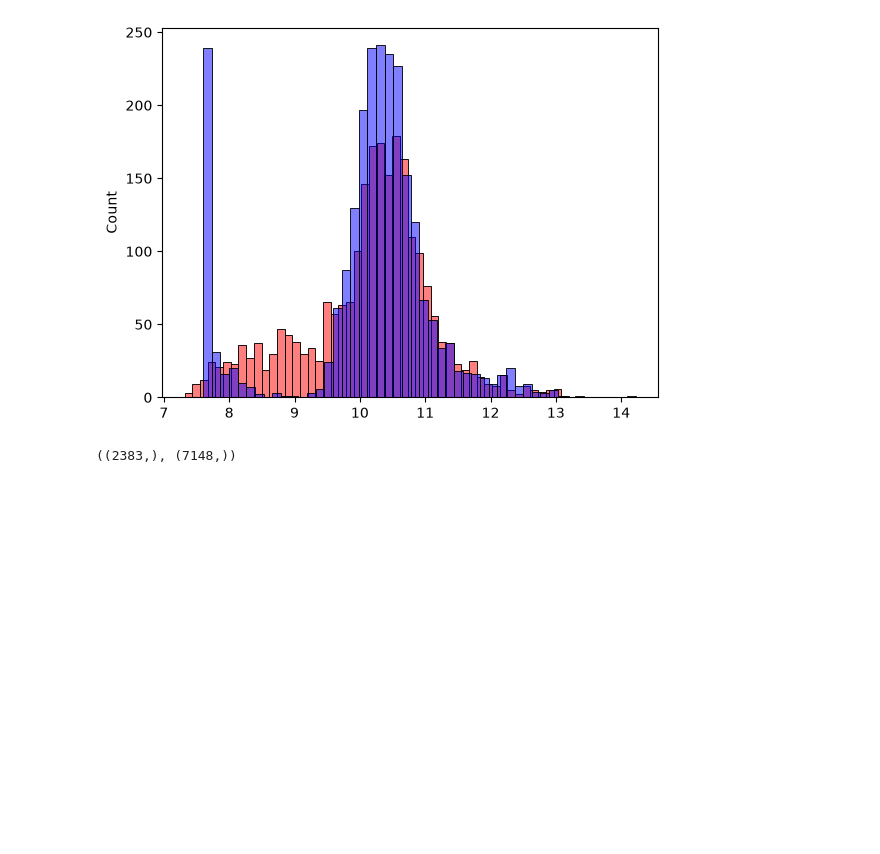
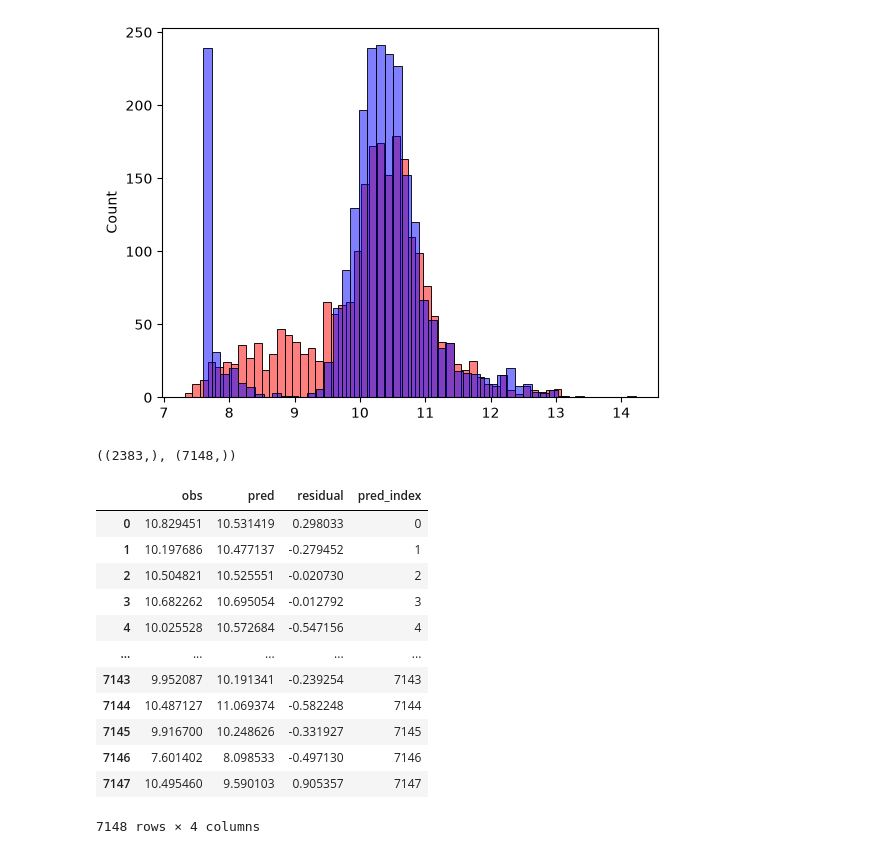
Before and after one commit to dangerpouse/zoomcamp---Machine-Learning, a Jupyter notebook: 02 - Regression/Full run using sklearn.ipynb, the cells around one changed output. Drawn from its saved outputs; the diff is of its cells as text; code cells hidden in the pictures; blank space fills up the shorter version.

```diff
--- a/02 - Regression/Full run using sklearn.ipynb
+++ b/02 - Regression/Full run using sklearn.ipynb
@@ -355,0 +362,18 @@ y_train.shape, y_val.shape
+# %%
+df_res.reset_index(drop=False)
+df_res
+#sns.scatterplot(data=df_res[['residual','pred_index']],y='pred_index')
+# %% [output]
+|  | obs | pred | residual | pred_index |
+| 0 | 10.829451 | 10.531419 | 0.298033 | 0 |
+| 1 | 10.197686 | 10.477137 | -0.279452 | 1 |
+| 2 | 10.504821 | 10.525551 | -0.020730 | 2 |
+| 3 | 10.682262 | 10.695054 | -0.012792 | 3 |
+| 4 | 10.025528 | 10.572684 | -0.547156 | 4 |
+| ... | ... | ... | ... | ... |
+| 7143 | 9.952087 | 10.191341 | -0.239254 | 7143 |
+| 7144 | 10.487127 | 11.069374 | -0.582248 | 7144 |
+| 7145 | 9.916700 | 10.248626 | -0.331927 | 7145 |
+| 7146 | 7.601402 | 8.098533 | -0.497130 | 7146 |
+| 7147 | 10.495460 | 9.590103 | 0.905357 | 7147 |
+7148 rows × 4 columns
```
Also changed, not shown: parts of 3 cells of this notebook.
